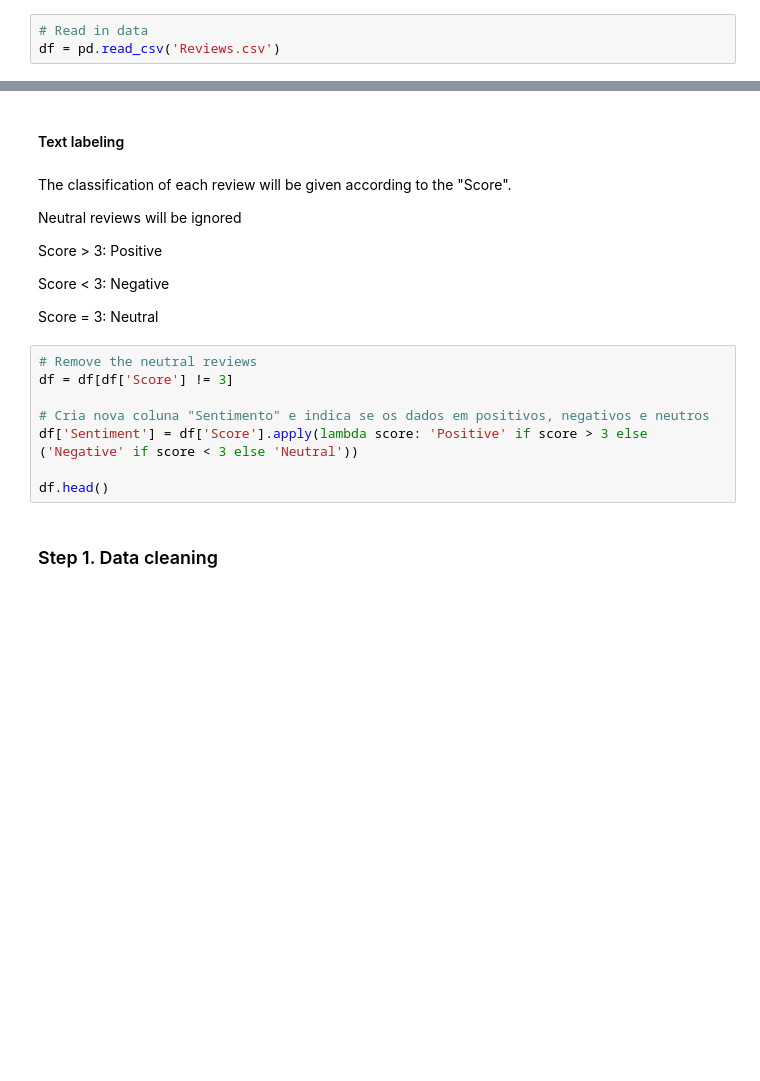
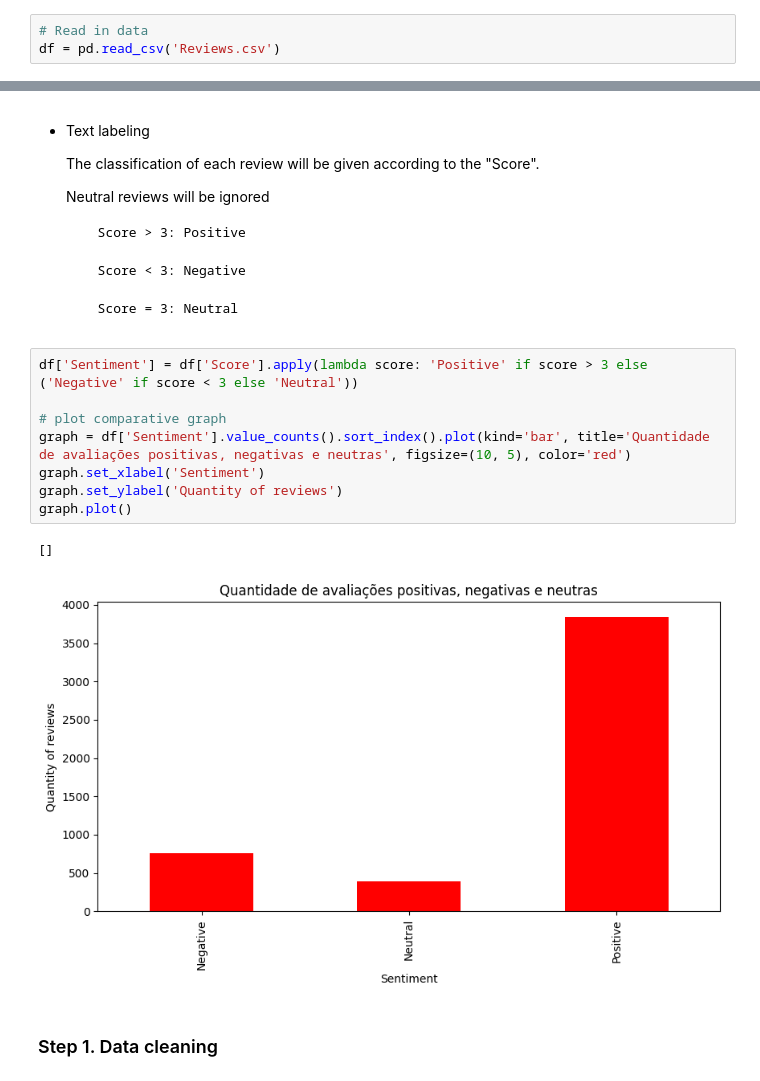
Before and after one commit to Andre-LR/Sentiment_Analyzer_Amazon_Reviews, a Jupyter notebook: SentimentAnalysis.ipynb, the cells around one changed output, grey strips where cells are left out. Drawn from its saved outputs; the diff is of its cells as text; blank space fills up the shorter version.

```diff
--- a/SentimentAnalysis.ipynb
+++ b/SentimentAnalysis.ipynb
@@ -56,23 +82,26 @@ graph.plot()
-# %% [markdown]
-#### Text labeling
 # %% [markdown]
-The classification of each review will be given according to the "Score".
+- Text labeling
 
-Neutral reviews will be ignored
+    The classification of each review will be given according to the "Score".
 
-Score > 3: Positive
+    Neutral reviews will be ignored
 
-Score < 3: Negative
+        Score > 3: Positive
 
-Score = 3: Neutral
+        Score < 3: Negative
+
+        Score = 3: Neutral
-# %%
-# Remove the neutral reviews
-df = df[df['Score'] != 3]
-
-# Cria nova coluna "Sentimento" e indica se os dados em positivos, negativos e neutros
-df['Sentiment'] = df['Score'].apply(lambda score: 'Positive' if score > 3 else ('Negative' if score < 3 else 'Neutral'))
-
-df.head()
+# %%
+df['Sentiment'] = df['Score'].apply(lambda score: 'Positive' if score > 3 else ('Negative' if score < 3 else 'Neutral'))
+
+# plot comparative graph
+graph = df['Sentiment'].value_counts().sort_index().plot(kind='bar', title='Quantidade de avaliações positivas, negativas e neutras', figsize=(10, 5), color='red')
+graph.set_xlabel('Sentiment')
+graph.set_ylabel('Quantity of reviews')
+graph.plot()
+# %% [output]
+[]
+[figure, added]
 # %% [markdown]
 ### Step 1. Data cleaning
 # %% [markdown]
```
Also changed, not shown: parts of 84 cells of this notebook, 1 other file.
